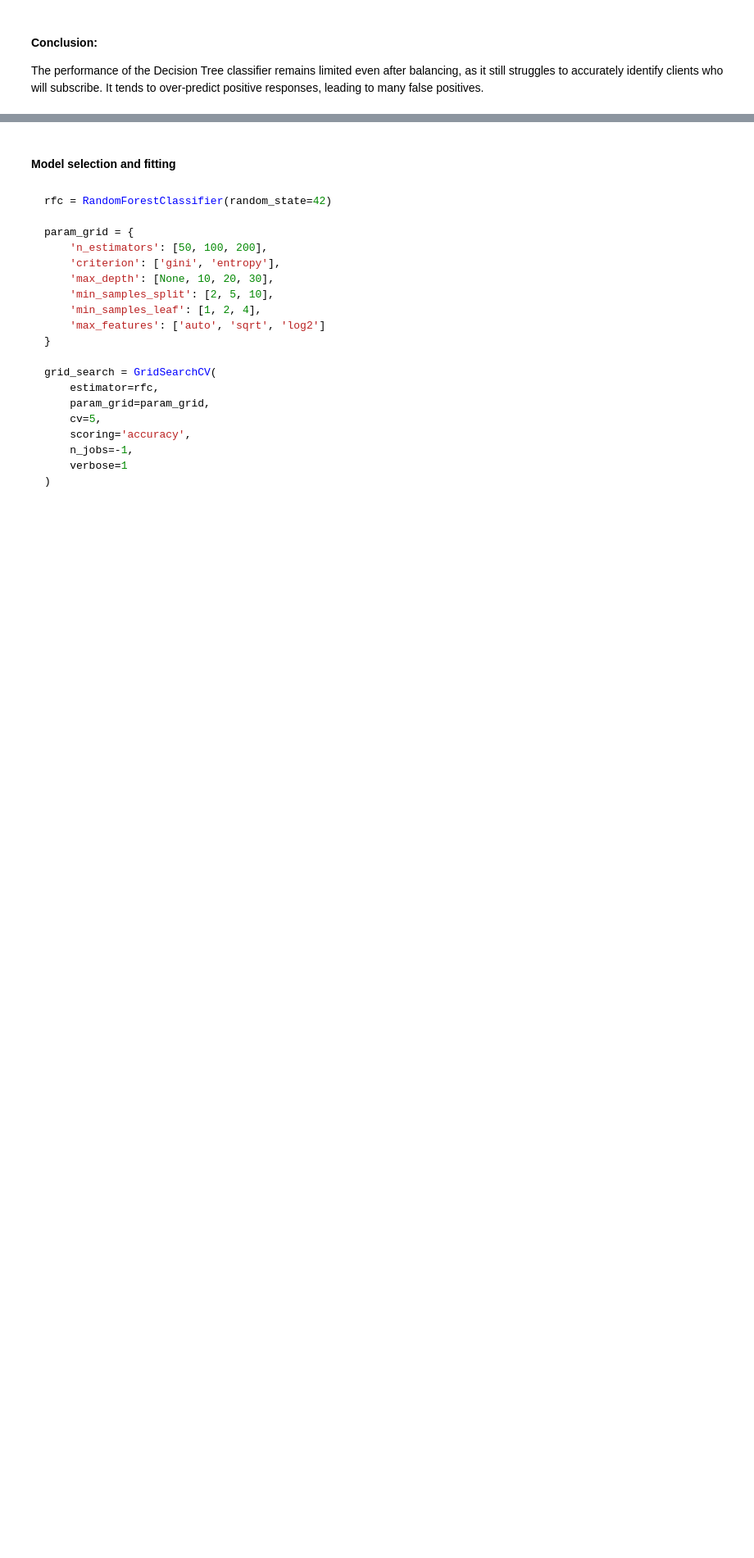
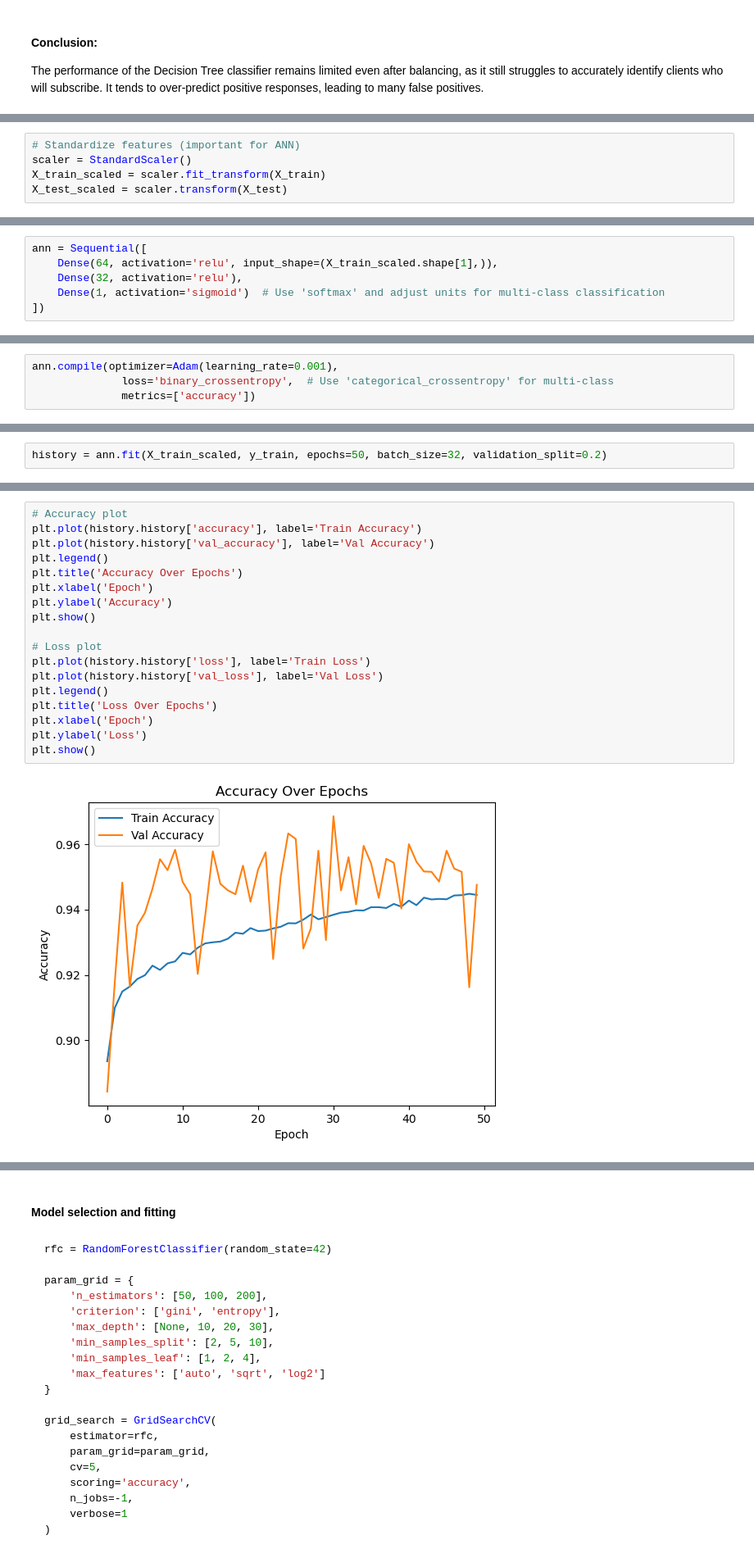
Before and after one commit to YXlh-64/ML-Workflow-Notebooks, a Jupyter notebook: preprocess.ipynb, the cells around one changed output, grey strips where cells are left out. Shown at 82% size. Saved outputs shown, nothing was run; the diff lists cells and outputs as text; blank space fills up the shorter version.

```diff
--- a/preprocess.ipynb
+++ b/preprocess.ipynb
@@ -398,0 +409,5 @@ The performance of the Decision Tree classifier remains limited even after balan
+# %%
+# Standardize features (important for ANN)
+scaler = StandardScaler()
+X_train_scaled = scaler.fit_transform(X_train)
+X_test_scaled = scaler.transform(X_test)
@@ -398,0 +416,6 @@ The performance of the Decision Tree classifier remains limited even after balan
+# %%
+ann = Sequential([
+    Dense(64, activation='relu', input_shape=(X_train_scaled.shape[1],)),
+    Dense(32, activation='relu'),
+    Dense(1, activation='sigmoid')  # Use 'softmax' and adjust units for multi-class classification
+])
@@ -398,0 +424,4 @@ The performance of the Decision Tree classifier remains limited even after balan
+# %%
+ann.compile(optimizer=Adam(learning_rate=0.001),
+              loss='binary_crossentropy',  # Use 'categorical_crossentropy' for multi-class
+              metrics=['accuracy'])
@@ -398,0 +430,2 @@ The performance of the Decision Tree classifier remains limited even after balan
+# %%
+history = ann.fit(X_train_scaled, y_train, epochs=50, batch_size=32, validation_split=0.2)
@@ -398,0 +452,20 @@ The performance of the Decision Tree classifier remains limited even after balan
+# %%
+# Accuracy plot
+plt.plot(history.history['accuracy'], label='Train Accuracy')
+plt.plot(history.history['val_accuracy'], label='Val Accuracy')
+plt.legend()
+plt.title('Accuracy Over Epochs')
+plt.xlabel('Epoch')
+plt.ylabel('Accuracy')
+plt.show()
+
+# Loss plot
+plt.plot(history.history['loss'], label='Train Loss')
+plt.plot(history.history['val_loss'], label='Val Loss')
+plt.legend()
+plt.title('Loss Over Epochs')
+plt.xlabel('Epoch')
+plt.ylabel('Loss')
+plt.show()
+# %% [output]
+[figure, added]
```
Also changed, not shown: parts of 36 cells of this notebook, 4 other files.
